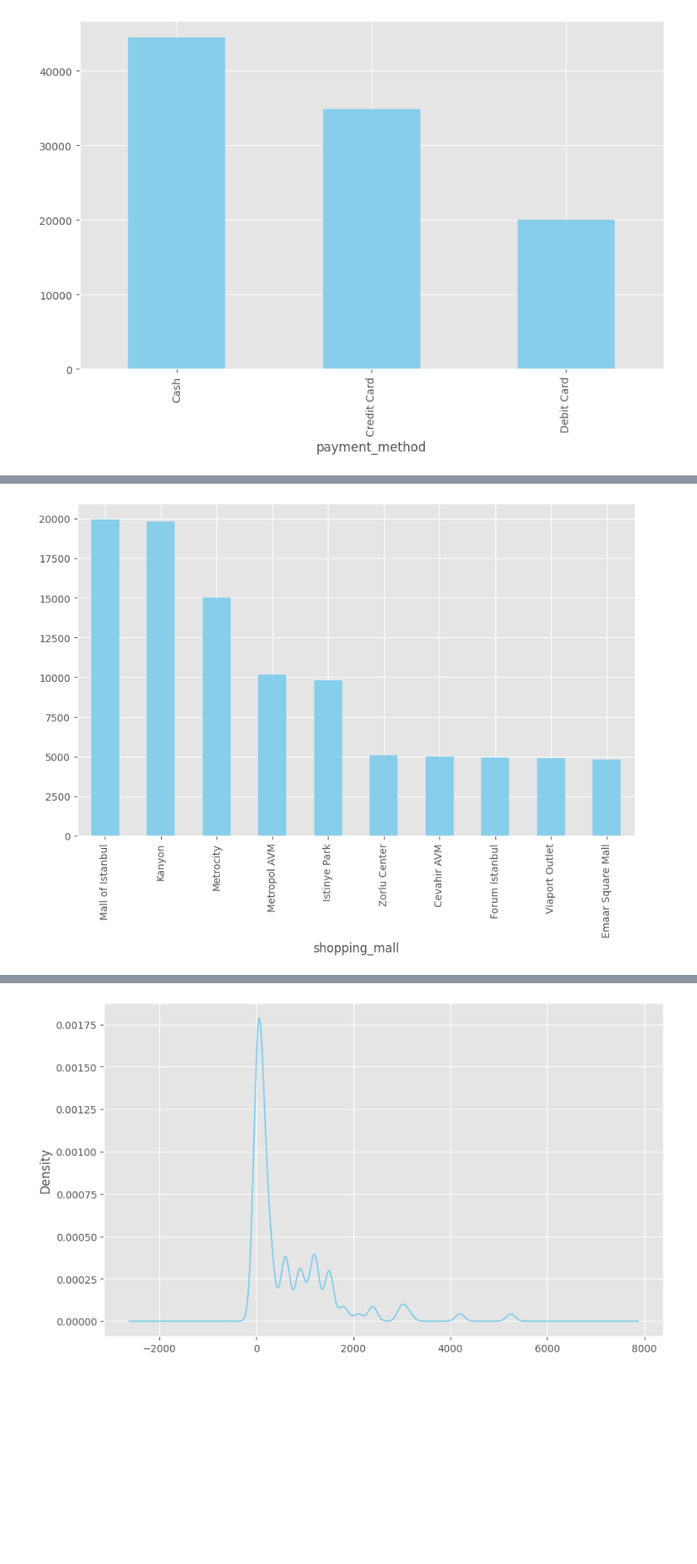
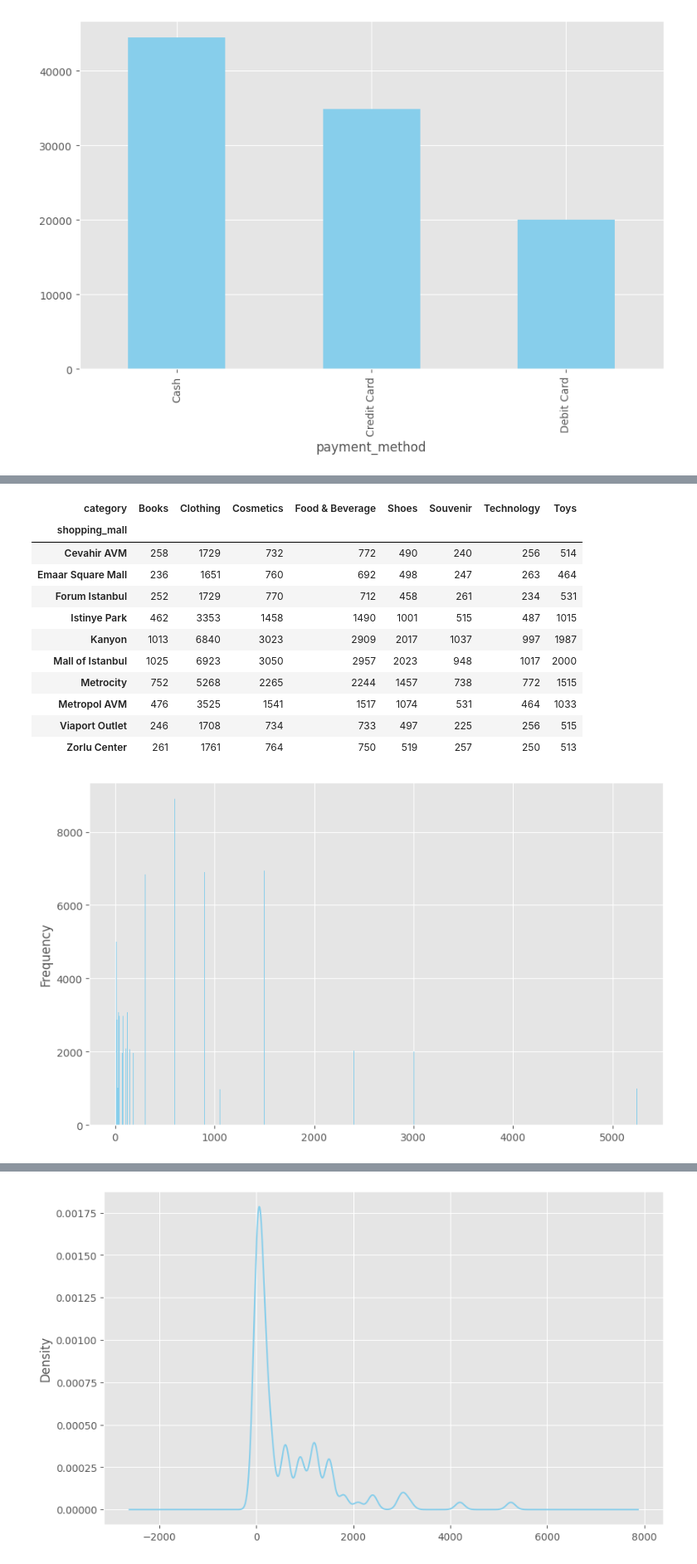
Before and after one commit to JMCoC/ml_engineer_roadmap, a Jupyter notebook: pythonBasics/7. EDA/eda.ipynb, the cells around one changed output, grey strips where cells are left out. Shown at 83% size. Cells and saved outputs as stored; diff of their text form; code cells hidden in the pictures; blank space fills up the shorter version.

```diff
--- a/pythonBasics/7. EDA/eda.ipynb
+++ b/pythonBasics/7. EDA/eda.ipynb
@@ -210,6 +267,22 @@ plt.show()
+# %%
+pd.crosstab(df['shopping_mall'], df['category'])
+# %% [output]
+| category | Books | Clothing | Cosmetics | Food & Beverage | Shoes | Souvenir | Technology | Toys |
+| shopping_mall |  |  |  |  |  |  |  |  |
+| Cevahir AVM | 258 | 1729 | 732 | 772 | 490 | 240 | 256 | 514 |
+| Emaar Square Mall | 236 | 1651 | 760 | 692 | 498 | 247 | 263 | 464 |
+| Forum Istanbul | 252 | 1729 | 770 | 712 | 458 | 261 | 234 | 531 |
+| Istinye Park | 462 | 3353 | 1458 | 1490 | 1001 | 515 | 487 | 1015 |
+| Kanyon | 1013 | 6840 | 3023 | 2909 | 2017 | 1037 | 997 | 1987 |
+| Mall of Istanbul | 1025 | 6923 | 3050 | 2957 | 2023 | 948 | 1017 | 2000 |
+| Metrocity | 752 | 5268 | 2265 | 2244 | 1457 | 738 | 772 | 1515 |
+| Metropol AVM | 476 | 3525 | 1541 | 1517 | 1074 | 531 | 464 | 1033 |
+| Viaport Outlet | 246 | 1708 | 734 | 733 | 497 | 225 | 256 | 515 |
+| Zorlu Center | 261 | 1761 | 764 | 750 | 519 | 257 | 250 | 513 |
 # %%
-df['shopping_mall'].value_counts() \
-    .plot(kind='bar', color='skyblue', figsize=(10, 6))
+df['price'].plot(kind='hist', color='skyblue', figsize=(10, 6), bins=1000)
+
+# plt.xlim(0, 1000)
 plt.show()
 # %% [output]
-[figure, old version]
+[figure, new version]
```
Also changed, not shown: parts of 11 cells of this notebook.
